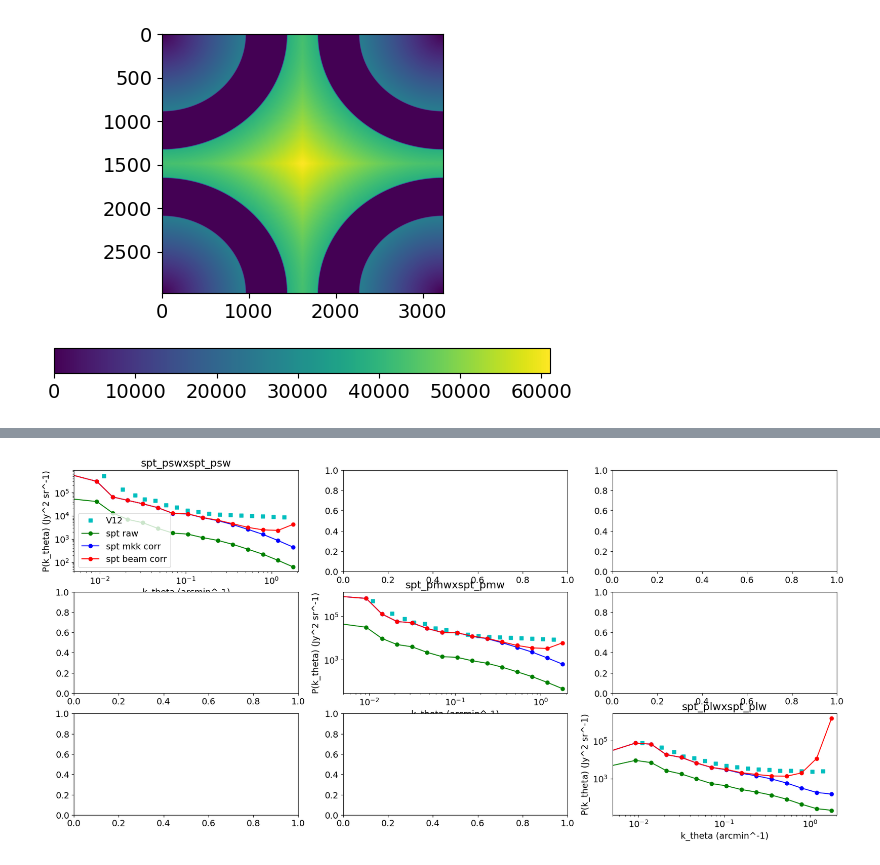
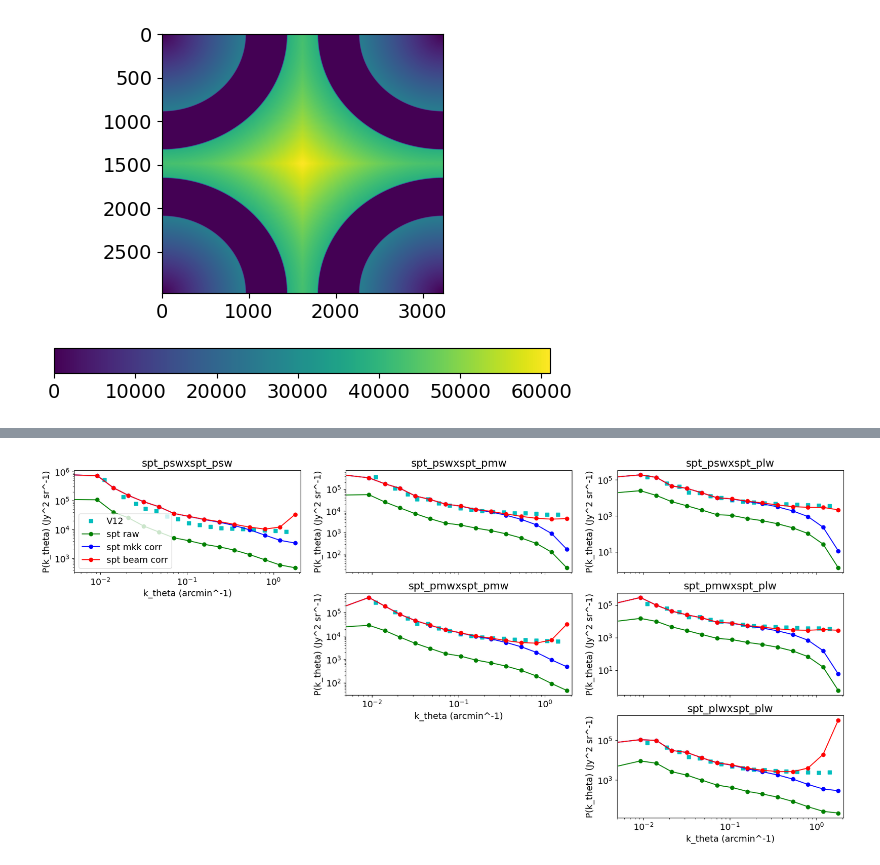
Before and after one commit to marcoviero/hetdexXhers, a Jupyter notebook: SPT_cross_power_pseudospectrum.ipynb, the cells around one changed output, grey strips where cells are left out. Drawn from its saved outputs; the diff is of its cells as text; code cells hidden in the pictures.

```diff
--- a/SPT_cross_power_pseudospectrum.ipynb
+++ b/SPT_cross_power_pseudospectrum.ipynb
@@ -57,5 +64,5 @@ plt.imshow(pseudospectrum_object.maps_dict['spt_plw']['masks']['mask']*
 [figure]
 # %%
 # Create MKK
-mkk_dict = pseudospectrum_object.get_mkks(iterations=iterations,overwrite=True)
+mkk_dict = pseudospectrum_object.get_mkks(iterations=iterations, cross_spectra=True, overwrite=False)
 # %% [output]
@@ -87,3 +86,3 @@ NameError: name 'mkk_dict' is not defined
 # %%
-pk_dict = pseudospectrum_object.get_pseudospectra(mkk_dict=None, maps_dict=maps_dict, iterations=iterations, overwrite=True)
+pk_dict = pseudospectrum_object.get_pseudospectra(mkk_dict, maps_dict=maps_dict, cross_spectra=True, iterations=1, overwrite=True)
 # %% [output]
@@ -158,4 +202,4 @@ pseudospectrum_object.plot_pseudospectra(pk_dict)
 # %%
-pseudospectrum_object.plot_pseudospectra(pk_dict)
+pseudospectrum_object.plot_crossspectra(pk_dict)
 # %% [output]
-[figure, old version]
+[figure, new version]
```
Also changed, not shown: parts of 22 cells of this notebook, 8 other files.
